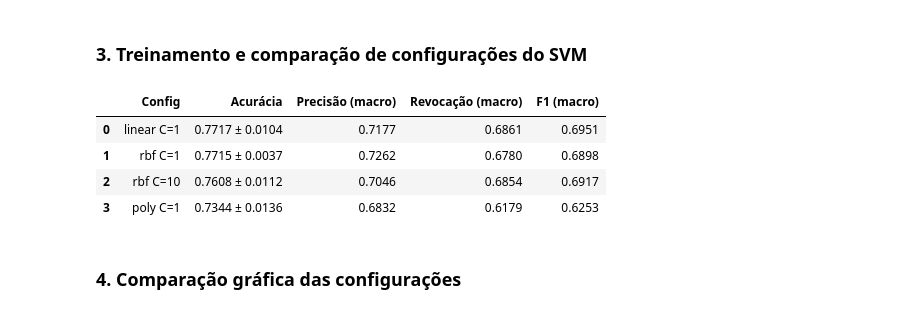
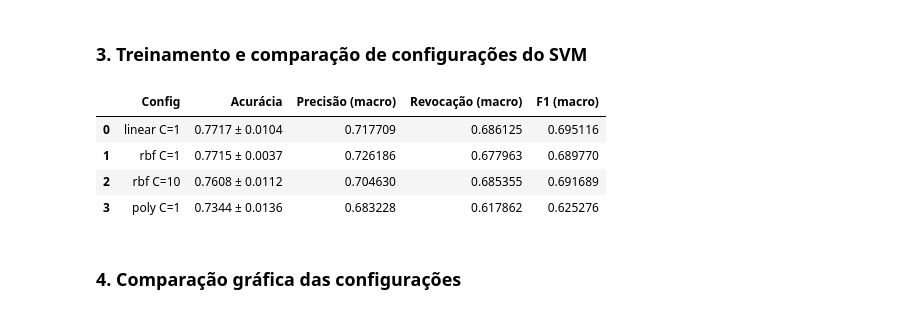
Before and after one commit to DaviComerio/trabalho-mineracao-de-dados, a Jupyter notebook: codigo/notebooks/02_svm.ipynb, the cells around one changed output. Drawn from its saved outputs; the diff is of its cells as text; code cells hidden in the pictures.

```diff
--- a/codigo/notebooks/02_svm.ipynb
+++ b/codigo/notebooks/02_svm.ipynb
@@ -80,28 +80,40 @@ def avaliar(modelo, X, y):
 # %%
 configs_svm = {
     "linear C=1":  SVC(kernel='linear', C=1),
     "rbf C=1":     SVC(kernel='rbf', C=1, gamma='scale'),
     "rbf C=10":    SVC(kernel='rbf', C=10, gamma='scale'),
     "poly C=1":    SVC(kernel='poly', C=1, gamma='scale'),
 }
 
 linhas, previsoes = [], {}
 for nome, modelo in configs_svm.items():
     m, yt, yp = avaliar(modelo, X, y)
     previsoes[nome] = (yt, yp)
-    linhas.append({"Config": nome,
+    linhas.append({"Modelo": "SVM",
+                   "Config": nome,
                    "Acurácia": f"{np.mean(m['acc']):.4f} ± {np.std(m['acc']):.4f}",
-                   "Precisão (macro)": f"{np.mean(m['prec']):.4f}",
-                   "Revocação (macro)": f"{np.mean(m['rec']):.4f}",
-                   "F1 (macro)": f"{np.mean(m['f1']):.4f}"})
-resumo = pd.DataFrame(linhas)
+                   "Acurácia_media": np.mean(m["acc"]),
+                   "Acurácia_std": np.std(m["acc"]),
+                   "Precisão_macro": np.mean(m["prec"]),
+                   "Revocação_macro": np.mean(m["rec"]),
+                   "F1_macro": np.mean(m["f1"]),
+                   "F1_std": np.std(m["f1"])})
+resumo_df = pd.DataFrame(linhas)
+Path("../../resultados").mkdir(parents=True, exist_ok=True)
+resumo_df.to_csv("../../resultados/svm_resultados.csv", index=False)
+
+resumo = resumo_df[["Config", "Acurácia", "Precisão_macro", "Revocação_macro", "F1_macro"]].rename(columns={
+    "Precisão_macro": "Precisão (macro)",
+    "Revocação_macro": "Revocação (macro)",
+    "F1_macro": "F1 (macro)",
+})
 resumo
 # %% [output]
 |  | Config | Acurácia | Precisão (macro) | Revocação (macro) | F1 (macro) |
-| 0 | linear C=1 | 0.7717 ± 0.0104 | 0.7177 | 0.6861 | 0.6951 |
-| 1 | rbf C=1 | 0.7715 ± 0.0037 | 0.7262 | 0.6780 | 0.6898 |
-| 2 | rbf C=10 | 0.7608 ± 0.0112 | 0.7046 | 0.6854 | 0.6917 |
-| 3 | poly C=1 | 0.7344 ± 0.0136 | 0.6832 | 0.6179 | 0.6253 |
+| 0 | linear C=1 | 0.7717 ± 0.0104 | 0.717709 | 0.686125 | 0.695116 |
+| 1 | rbf C=1 | 0.7715 ± 0.0037 | 0.726186 | 0.677963 | 0.689770 |
+| 2 | rbf C=10 | 0.7608 ± 0.0112 | 0.704630 | 0.685355 | 0.691689 |
+| 3 | poly C=1 | 0.7344 ± 0.0136 | 0.683228 | 0.617862 | 0.625276 |
 # %% [markdown]
 ### 4. Comparação gráfica das configurações
 # %%
```
Also changed, not shown: parts of 1 cell of this notebook, 12 other files.
